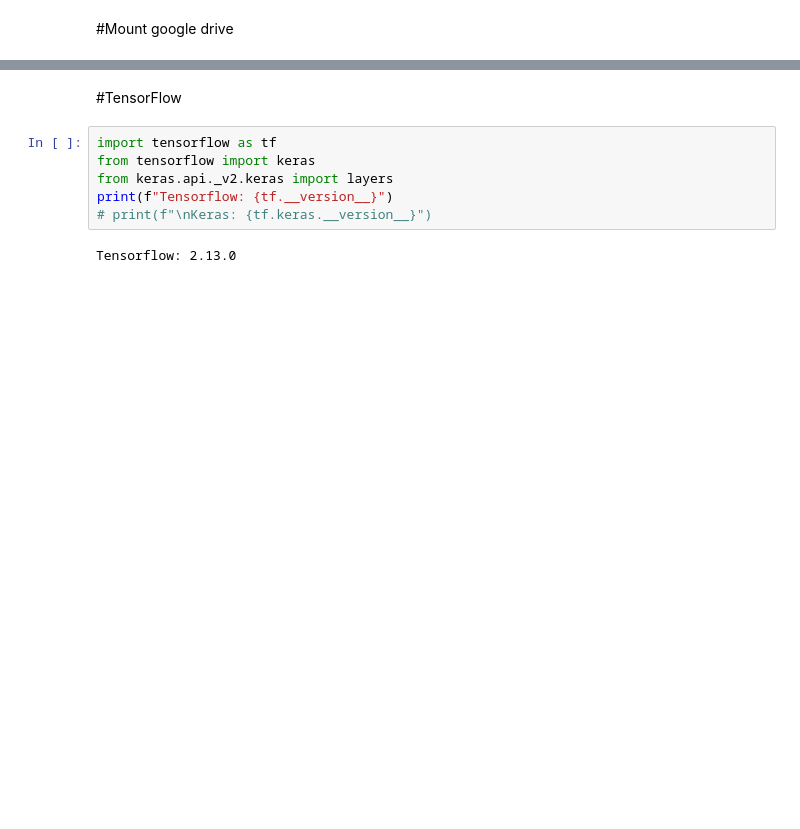
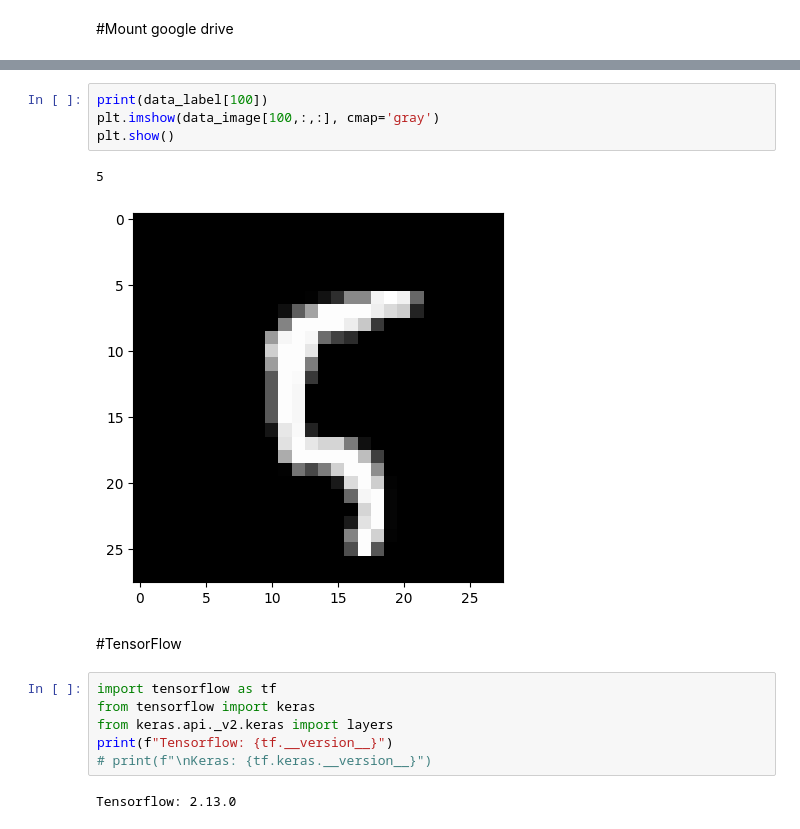
Before and after one commit to NguyenVanHien8502/image-classification, a Jupyter notebook: colab_basic.ipynb, the cells around one changed output, grey strips where cells are left out. Cells and saved outputs as stored; diff of their text form; blank space fills up the shorter version.

```diff
--- a/colab_basic.ipynb
+++ b/colab_basic.ipynb
@@ -8,3 +35,10 @@ drive.mount("/content/drive/")
+# %%
+print(data_label[100])
+plt.imshow(data_image[100,:,:], cmap='gray')
+plt.show()
+# %% [output]
+5
+[figure, added]
 # %% [markdown]
 #TensorFlow
 # %%
```
Also changed, not shown: parts of 24 cells of this notebook.
